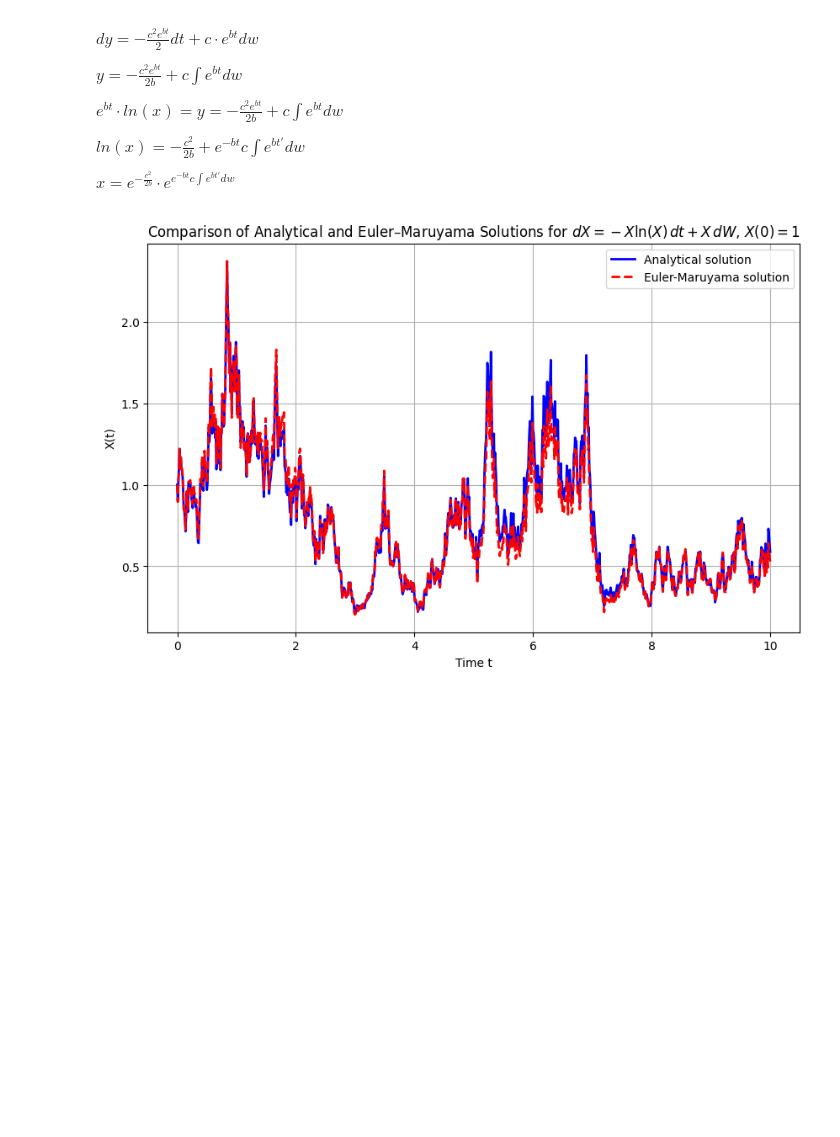
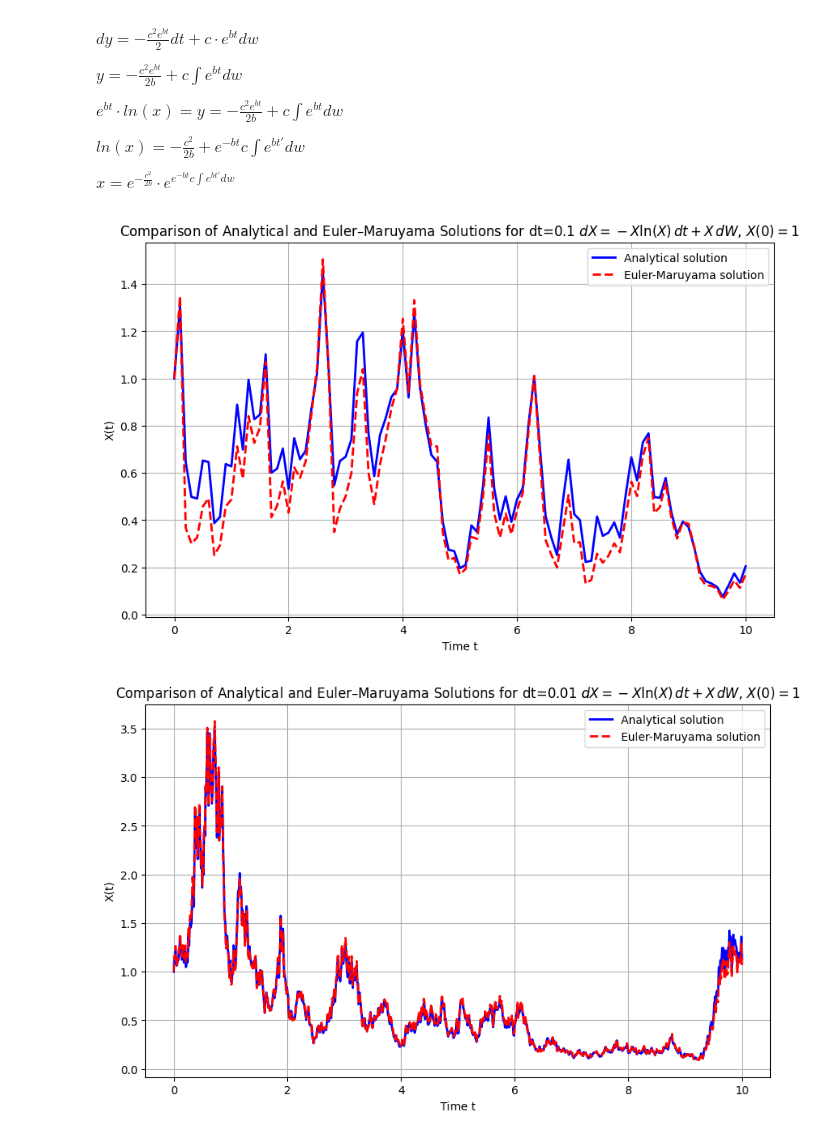
Before and after one commit to GalD101/Numerical-Analysis, a Jupyter notebook: Assignment 11/assignment11.ipynb, the cells around one changed output. Cells and saved outputs as stored; diff of their text form; code cells hidden in the pictures; blank space fills up the shorter version.

Commit message:
updated graphs

```diff
--- a/Assignment 11/assignment11.ipynb
+++ b/Assignment 11/assignment11.ipynb
@@ -79,40 +79,42 @@ $ x = e^{-\frac{c^2}{2b}} \cdot e^{e^{-bt}c \int e^{bt'} dw} $
 # %%
 import numpy as np
 import matplotlib.pyplot as plt
 
-dt = 0.01
-T = 10
-N = int(T/dt)
-t_grid = np.linspace(0, T, N+1)
+dt_vals = [0.1, 0.01]
+for dt in dt_vals:
+    T = 10
+    N = int(T/dt)
+    t_grid = np.linspace(0, T, N+1)
 
-b_param = 1.0
-c_param = 1.0
+    b_param = 1.0
+    c_param = 1.0
 
-X0 = 1.0
+    X0 = 1.0
 
-dw = np.random.normal(0, np.sqrt(dt), N)
-W = np.concatenate(([0], np.cumsum(dw)))
+    dw = np.random.normal(0, np.sqrt(dt), N)
+    W = np.concatenate(([0], np.cumsum(dw)))
 
-exp_ts = np.exp(t_grid[:-1])
-I = np.cumsum(exp_ts * dw)
-I = np.concatenate(([0], I))
+    exp_ts = np.exp(t_grid[:-1])
+    I = np.cumsum(exp_ts * dw)
+    I = np.concatenate(([0], I))
 
-lnX_analytical = -0.5 * (1 - np.exp(-t_grid)) + np.exp(-t_grid) * I
-X_analytical = np.exp(lnX_analytical)
+    lnX_analytical = -0.5 * (1 - np.exp(-t_grid)) + np.exp(-t_grid) * I
+    X_analytical = np.exp(lnX_analytical)
 
-X_em = np.zeros(N+1)
-X_em[0] = X0
-for i in range(N):
-    X_em[i+1] = X_em[i] + (-X_em[i] * np.log(X_em[i])) * dt + X_em[i] * dw[i]
+    X_em = np.zeros(N+1)
+    X_em[0] = X0
+    for i in range(N):
+        X_em[i+1] = X_em[i] + (-X_em[i] * np.log(X_em[i])) * dt + X_em[i] * dw[i]
 
-plt.figure(figsize=(10, 6))
-plt.plot(t_grid, X_analytical, label='Analytical solution', lw=2, color='blue')
-plt.plot(t_grid, X_em, 'r--', label='Euler-Maruyama solution', lw=2)
-plt.xlabel('Time t')
-plt.ylabel('X(t)')
-plt.title('Comparison of Analytical and Euler–Maruyama Solutions for $dX=-X\\ln(X)\\,dt+X\\,dW$, $X(0)=1$')
-plt.legend()
-plt.grid(True)
-plt.show()
+    plt.figure(figsize=(10, 6))
+    plt.plot(t_grid, X_analytical, label='Analytical solution', lw=2, color='blue')
+    plt.plot(t_grid, X_em, 'r--', label='Euler-Maruyama solution', lw=2)
+    plt.xlabel('Time t')
+    plt.ylabel('X(t)')
+    plt.title('Comparison of Analytical and Euler–Maruyama Solutions for dt=' + str(dt) + ' $dX=-X\\ln(X)\\,dt+X\\,dW$, $X(0)=1$')
+    plt.legend()
+    plt.grid(True)
+    plt.show()
 # %% [output]
-[figure, old version]
+[figure, new version]
+[figure, added]
```
